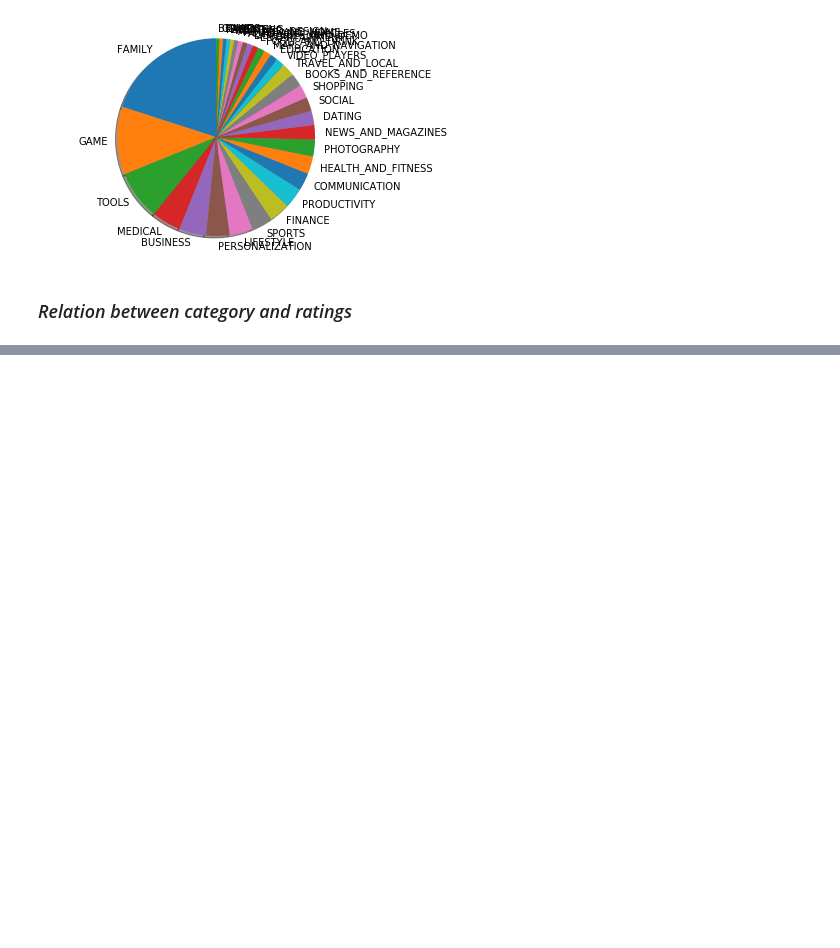
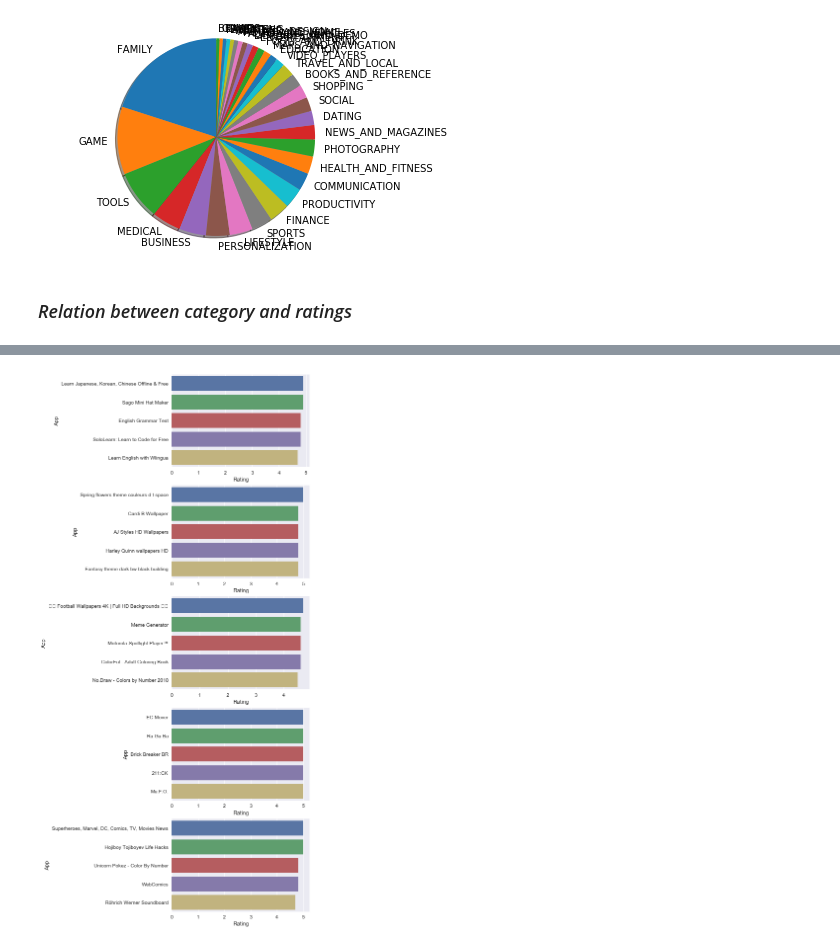
Before and after one commit to sherylwithans/potential-waddle, a Jupyter notebook: app_data_cleaning.ipynb, the cells around one changed output, grey strips where cells are left out. Saved outputs shown, nothing was run; the diff lists cells and outputs as text; code cells hidden in the pictures; blank space fills up the shorter version.

```diff
--- a/app_data_cleaning.ipynb
+++ b/app_data_cleaning.ipynb
@@ -512,0 +514,6 @@ plt.show()
+# %%
+l =[]
+for i in cate_rate[:5]['Category']:
+    x = df[df['Category']==i].sort_values(by = ['Rating'], ascending = False)
+    l.append((i,x[:5]))
+l
@@ -512,0 +538,12 @@ plt.show()
+# %%
+import matplotlib.pyplot as plt
+import seaborn as sns
+
+# plt.figure(figsize=(25,15))
+f,ax = plt.subplots(5,1,figsize = (5,20))
+
+for i in range(5):
+    x = l[i][1]
+    sns.barplot(y=x['App'], x=x['Rating'],ax=ax[i])
+# %% [output]
+[figure, added]
```
Also changed, not shown: parts of 13 cells of this notebook.
